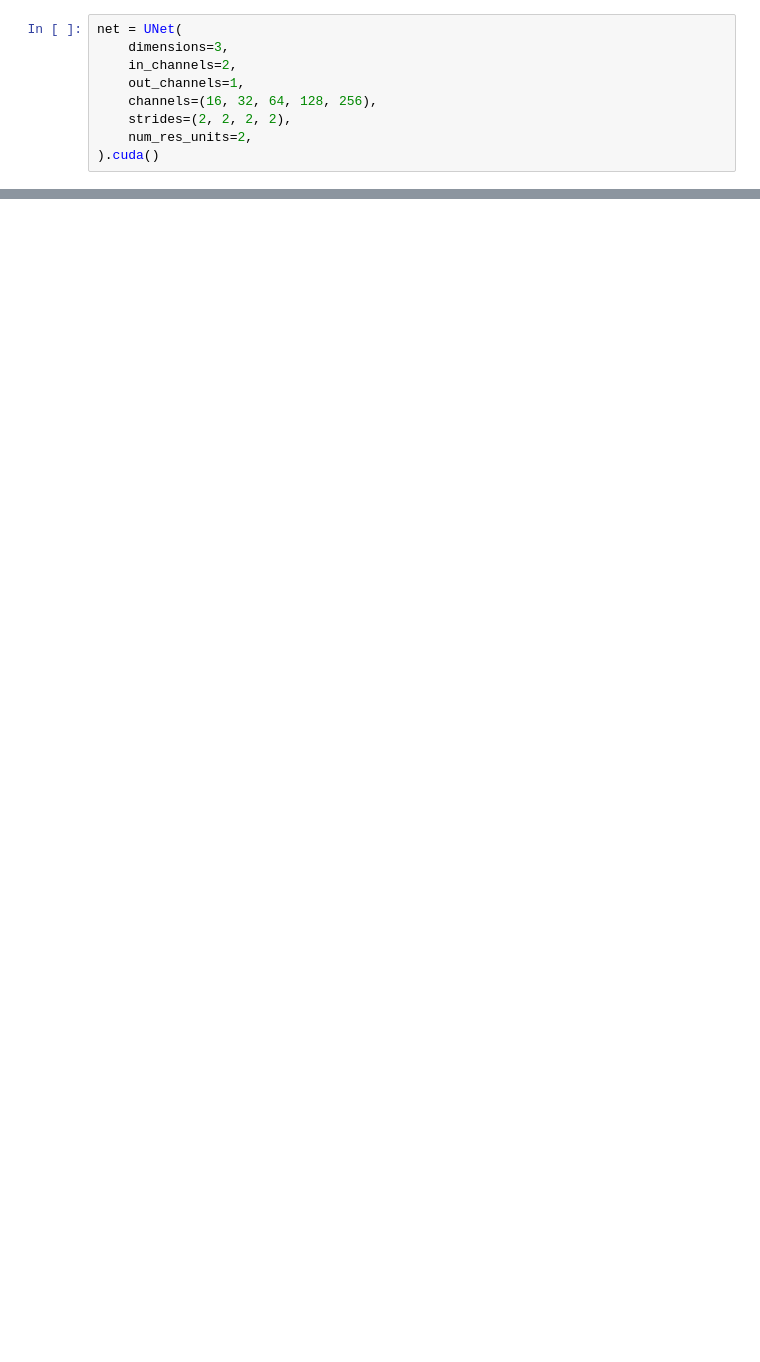
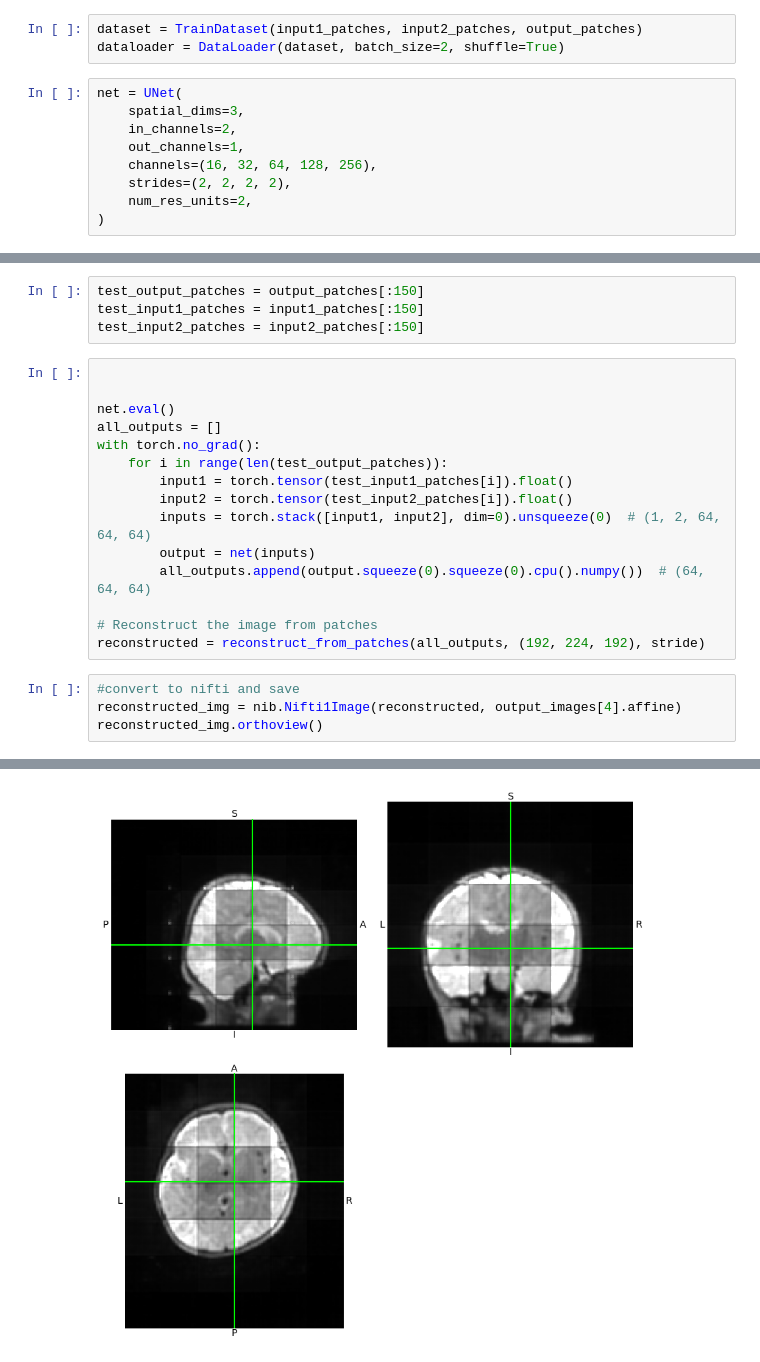
Before and after one commit to almalennartsson-dev/baby-ai-local, a Jupyter notebook: main-test.ipynb, the cells around one changed output, grey strips where cells are left out. Cells and saved outputs as stored; diff of their text form; blank space fills up the shorter version.

```diff
--- a/main-test.ipynb
+++ b/main-test.ipynb
@@ -48,9 +154,12 @@ Extracted 150 patches of size (64, 64, 64) from image of shape (192, 224, 192) w
+# %%
+dataset = TrainDataset(input1_patches, input2_patches, output_patches)
+dataloader = DataLoader(dataset, batch_size=2, shuffle=True)
 # %%
 net = UNet(
-    dimensions=3,
+    spatial_dims=3,
     in_channels=2,
     out_channels=1,
     channels=(16, 32, 64, 128, 256),
     strides=(2, 2, 2, 2),
     num_res_units=2,
-).cuda()
+)
@@ -56,0 +227,24 @@ net = UNet(
+# %%
+test_output_patches = output_patches[:150]
+test_input1_patches = input1_patches[:150]
+test_input2_patches = input2_patches[:150]
+# %%
+
+
+net.eval()
+all_outputs = []
+with torch.no_grad():
+    for i in range(len(test_output_patches)):
+        input1 = torch.tensor(test_input1_patches[i]).float()
+        input2 = torch.tensor(test_input2_patches[i]).float()
+        inputs = torch.stack([input1, input2], dim=0).unsqueeze(0)  # (1, 2, 64, 64, 64)
+        output = net(inputs)
+        all_outputs.append(output.squeeze(0).squeeze(0).cpu().numpy())  # (64, 64, 64)
+
+# Reconstruct the image from patches
+reconstructed = reconstruct_from_patches(all_outputs, (192, 224, 192), stride)
+# %%
+#convert to nifti and save
+reconstructed_img = nib.Nifti1Image(reconstructed, output_images[4].affine)
+reconstructed_img.orthoview()
+# %% [output]
@@ -56,0 +252 @@ net = UNet(
+[figure, added]
```
Also changed, not shown: parts of 19 cells of this notebook, 1 other file.
